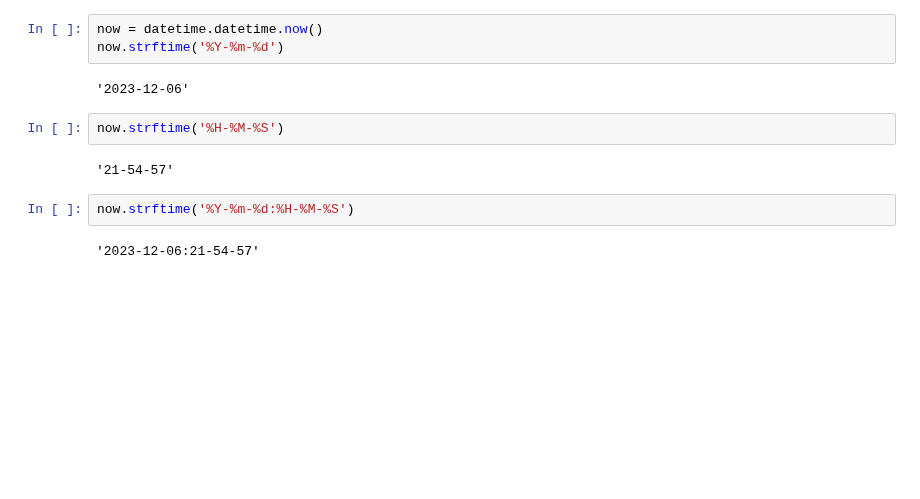
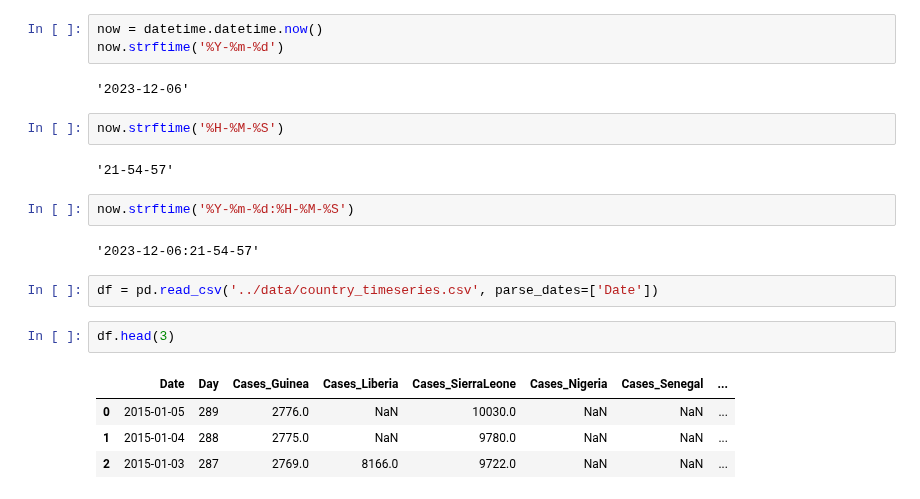
Before and after one commit to layla-focalors/pandas_learning, a Jupyter notebook: Learning_Final_Exam/Layla.ipynb, the cells around one changed output. Saved outputs shown, nothing was run; the diff lists cells and outputs as text; blank space fills up the shorter version.

```diff
--- a/Learning_Final_Exam/Layla.ipynb
+++ b/Learning_Final_Exam/Layla.ipynb
@@ -1101,3 +1101,12 @@ now.strftime('%H-%M-%S')
 now.strftime('%Y-%m-%d:%H-%M-%S')
 # %% [output]
 '2023-12-06:21-54-57'
+# %%
+df = pd.read_csv('../data/country_timeseries.csv', parse_dates=['Date'])
+# %%
+df.head(3)
+# %% [output]
+|  | Date | Day | Cases_Guinea | Cases_Liberia | Cases_SierraLeone | Cases_Nigeria | Cases_Senegal | ... |
+| 0 | 2015-01-05 | 289 | 2776.0 | NaN | 10030.0 | NaN | NaN | ... |
+| 1 | 2015-01-04 | 288 | 2775.0 | NaN | 9780.0 | NaN | NaN | ... |
+| 2 | 2015-01-03 | 287 | 2769.0 | 8166.0 | 9722.0 | NaN | NaN | ... |
```
Also changed, not shown: parts of 4 cells of this notebook.
